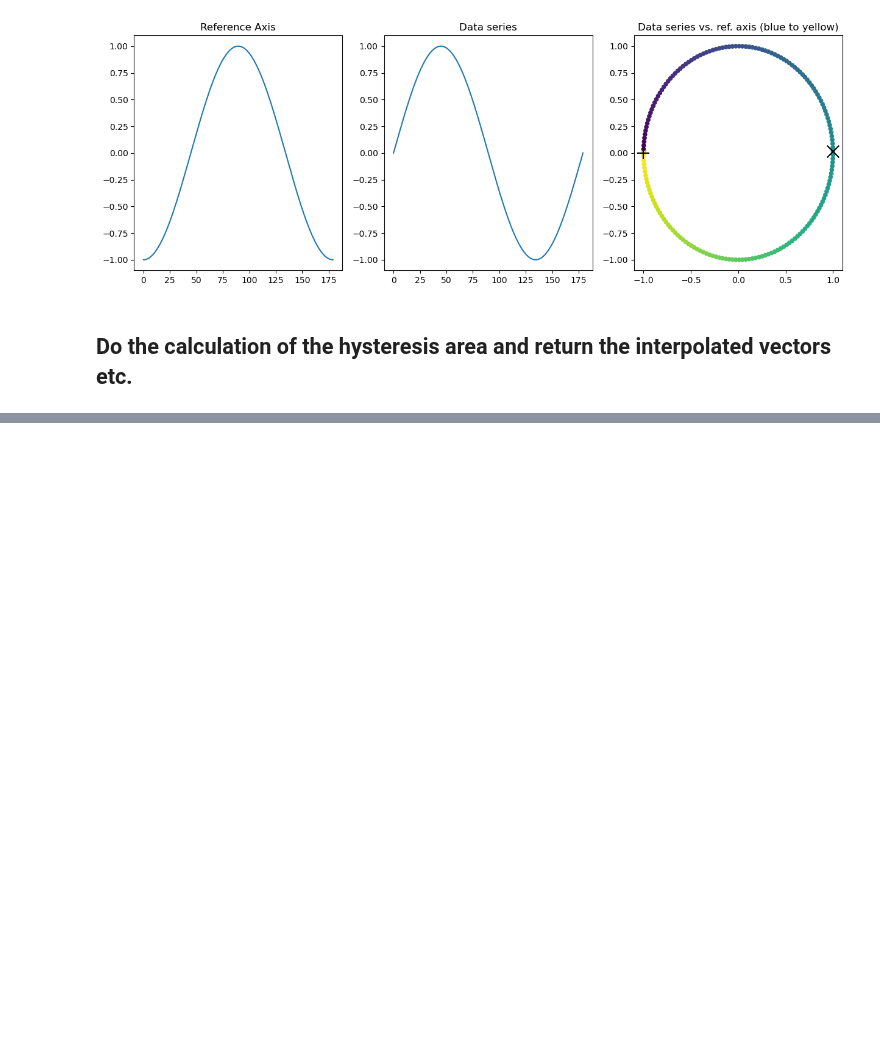
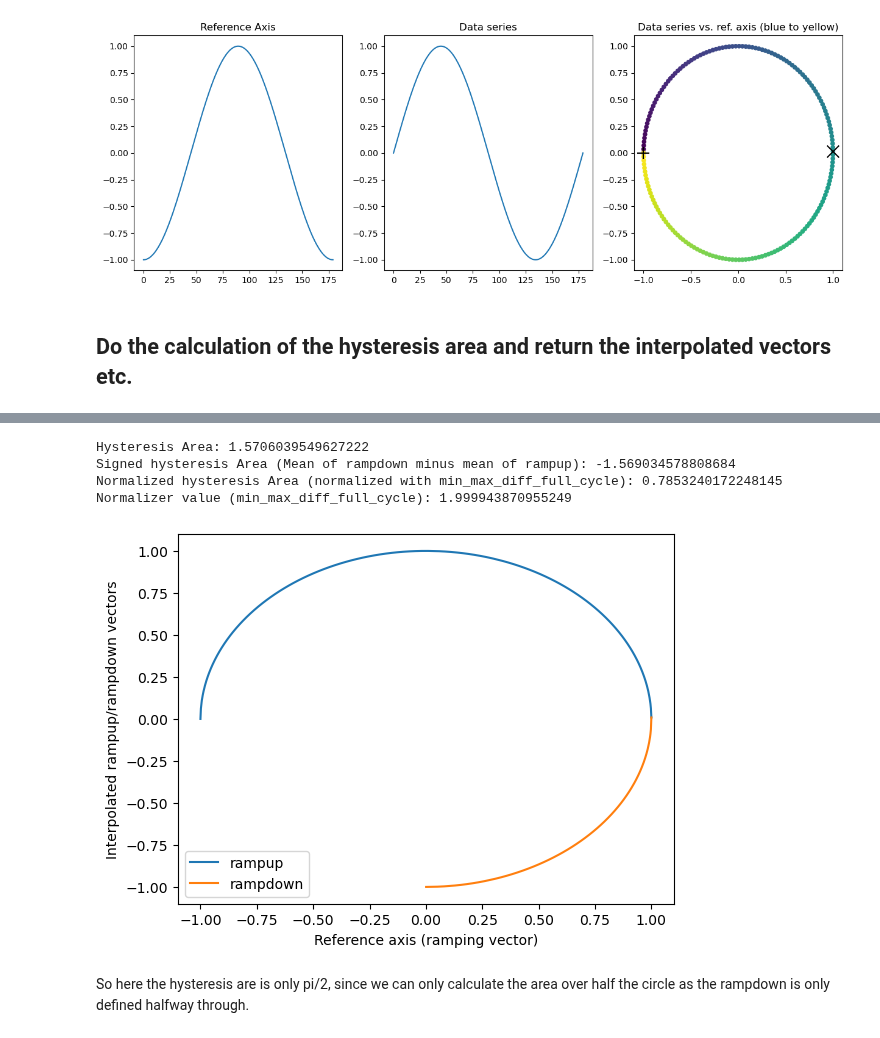
Before and after one commit to eikekoehn/hysteresis, a Jupyter notebook: demo_1d.ipynb, the cells around one changed output, grey strips where cells are left out. Cells and saved outputs as stored; diff of their text form; code cells hidden in the pictures; blank space fills up the shorter version.

```diff
--- a/demo_1d.ipynb
+++ b/demo_1d.ipynb
@@ -68,0 +94,23 @@ Normalizer value (min_max_diff_full_cycle): 1.9999147759525127
+# %%
+normalizer = 'min_max_diff_full_cycle'
+result = ha.calc_hysteresis_area_1D(ref_axis, data_series, nsteps=1000, normalizer=normalizer,return_interpolated_vectors = True)
+hysteresis_area, signed_hysteresis_area, normalized_hysteresis_area, normalizer_value,interpolated_rampup, interpolated_rampdown, ramping_vector = result
+# %%
+fig, ax = plt.subplots()
+ax.plot(ramping_vector,interpolated_rampup,label='rampup')
+ax.plot(ramping_vector,interpolated_rampdown,label='rampdown')
+ax.legend()
+ax.set_xlabel('Reference axis (ramping vector)')
+ax.set_ylabel('Interpolated rampup/rampdown vectors')
+print(f'Hysteresis Area: {hysteresis_area}')
+print(f'Signed hysteresis Area (Mean of rampdown minus mean of rampup): {signed_hysteresis_area}')
+print(f'Normalized hysteresis Area (normalized with {normalizer}): {normalized_hysteresis_area}')
+print(f'Normalizer value ({normalizer}): {normalizer_value}')
+# %% [output]
+Hysteresis Area: 1.5706039549627222
+Signed hysteresis Area (Mean of rampdown minus mean of rampup): -1.569034578808684
+Normalized hysteresis Area (normalized with min_max_diff_full_cycle): 0.7853240172248145
+Normalizer value (min_max_diff_full_cycle): 1.999943870955249
+[figure, added]
+# %% [markdown]
+So here the hysteresis are is only pi/2, since we can only calculate the area over half the circle as the rampdown is only defined halfway through.
```
Also changed, not shown: parts of 5 cells of this notebook.
